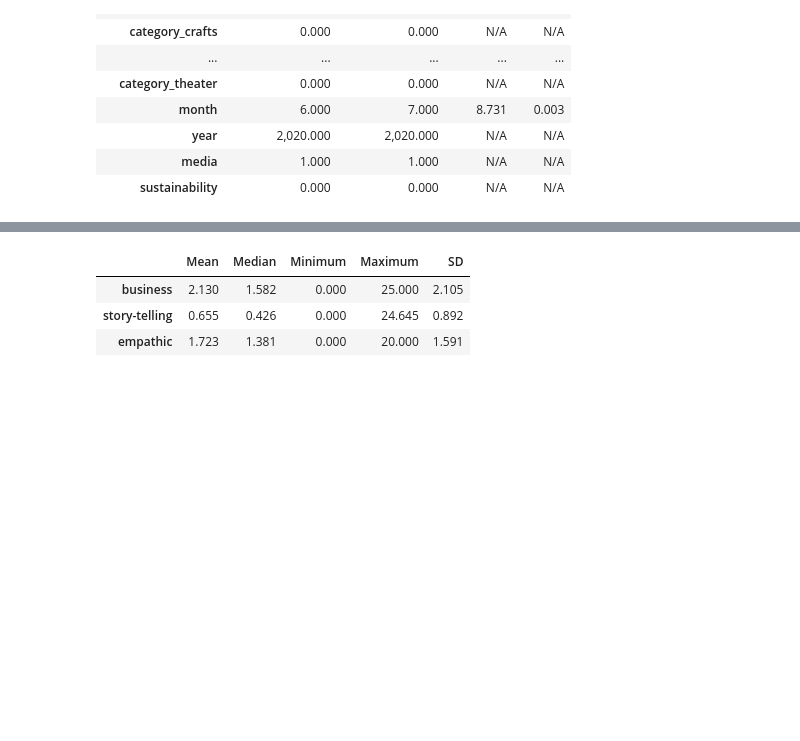
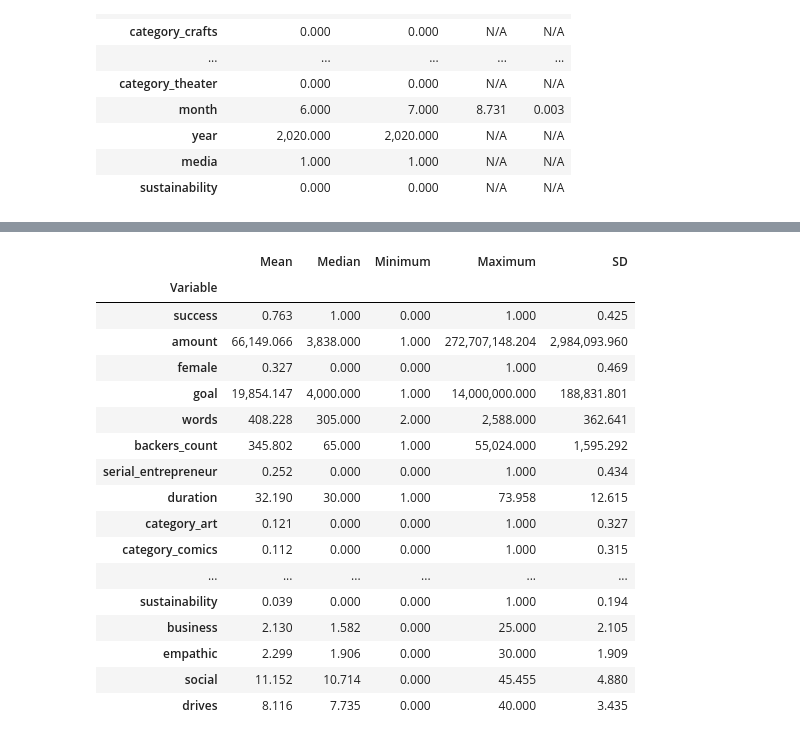
Before and after one commit to MaxPersoon/KickstarterScraper, a Jupyter notebook: dataProcessing.ipynb, the cells around one changed output, grey strips where cells are left out. Drawn from its saved outputs; the diff is of its cells as text; code cells hidden in the pictures; blank space fills up the shorter version.

```diff
--- a/dataProcessing.ipynb
+++ b/dataProcessing.ipynb
@@ -253,8 +257,8 @@ table4
 # %%
 liwcData = pd.read_csv('LIWC-22 Results - finalData - LIWC Analysis.csv')
 liwcData = liwcData.set_index('projectID')
-liwcData = liwcData[data.columns.tolist() + ['money', 'Conversation', 'emo_pos']]
-liwcData = liwcData.rename(columns={'money': 'business', 'Conversation': 'story-telling', 'emo_pos': 'empathic'})
+liwcData = liwcData[data.columns.tolist() + ['money', 'emotion', 'Social', 'Drives']]
+liwcData = liwcData.rename(columns={'money': 'business', 'emotion': 'empathic', 'Social': 'social', 'Drives': 'drives'})
 liwcData
 # %% [output]
 |  | success | Lamount | creator_gender | Lgoal | words | backers_count | serial_entrepreneur | duration | ... |
@@ -293,17 +301,31 @@ table5
 # %%
-# Table 6
-table6 = pd.DataFrame()
+# Table 3 (continued)
+for variableName in ['business', 'empathic', 'social', 'drives']:
+    variableData = liwcData[variableName]
+    table3 = pd.concat([table3, pd.DataFrame({'Mean': np.mean(variableData), 'Median': np.median(variableData), 'Minimum': np.min(variableData), 'Maximum': np.max(variableData), 'SD': np.std(variableData)}, index=[variableName])])
 
-for variableName in ['business', 'story-telling', 'empathic']:
-    variableData = liwcData[variableName]
-    table6 = pd.concat([table6, pd.DataFrame({'Mean': np.mean(variableData), 'Median': np.median(variableData), 'Minimum': np.min(variableData), 'Maximum': np.max(variableData), 'SD': np.std(variableData)}, index=[variableName])])
-
-table6
+table3.index.name = 'Variable'
+table3.to_csv('Tables/descriptive statistics.csv')
+table3
 # %% [output]
 |  | Mean | Median | Minimum | Maximum | SD |
+| Variable |  |  |  |  |  |
+| success | 0.763 | 1.000 | 0.000 | 1.000 | 0.425 |
+| amount | 66,149.066 | 3,838.000 | 1.000 | 272,707,148.204 | 2,984,093.960 |
+| female | 0.327 | 0.000 | 0.000 | 1.000 | 0.469 |
+| goal | 19,854.147 | 4,000.000 | 1.000 | 14,000,000.000 | 188,831.801 |
+| words | 408.228 | 305.000 | 2.000 | 2,588.000 | 362.641 |
+| backers_count | 345.802 | 65.000 | 1.000 | 55,024.000 | 1,595.292 |
+| serial_entrepreneur | 0.252 | 0.000 | 0.000 | 1.000 | 0.434 |
+| duration | 32.190 | 30.000 | 1.000 | 73.958 | 12.615 |
+| category_art | 0.121 | 0.000 | 0.000 | 1.000 | 0.327 |
+| category_comics | 0.112 | 0.000 | 0.000 | 1.000 | 0.315 |
+| ... | ... | ... | ... | ... | ... |
+| sustainability | 0.039 | 0.000 | 0.000 | 1.000 | 0.194 |
 | business | 2.130 | 1.582 | 0.000 | 25.000 | 2.105 |
-| story-telling | 0.655 | 0.426 | 0.000 | 24.645 | 0.892 |
-| empathic | 1.723 | 1.381 | 0.000 | 20.000 | 1.591 |
+| empathic | 2.299 | 1.906 | 0.000 | 30.000 | 1.909 |
+| social | 11.152 | 10.714 | 0.000 | 45.455 | 4.880 |
+| drives | 8.116 | 7.735 | 0.000 | 40.000 | 3.435 |
 # %%
 # Table 7
 table7 = liwcData.corr()
```
Also changed, not shown: parts of 8 cells of this notebook, 7 other files.
